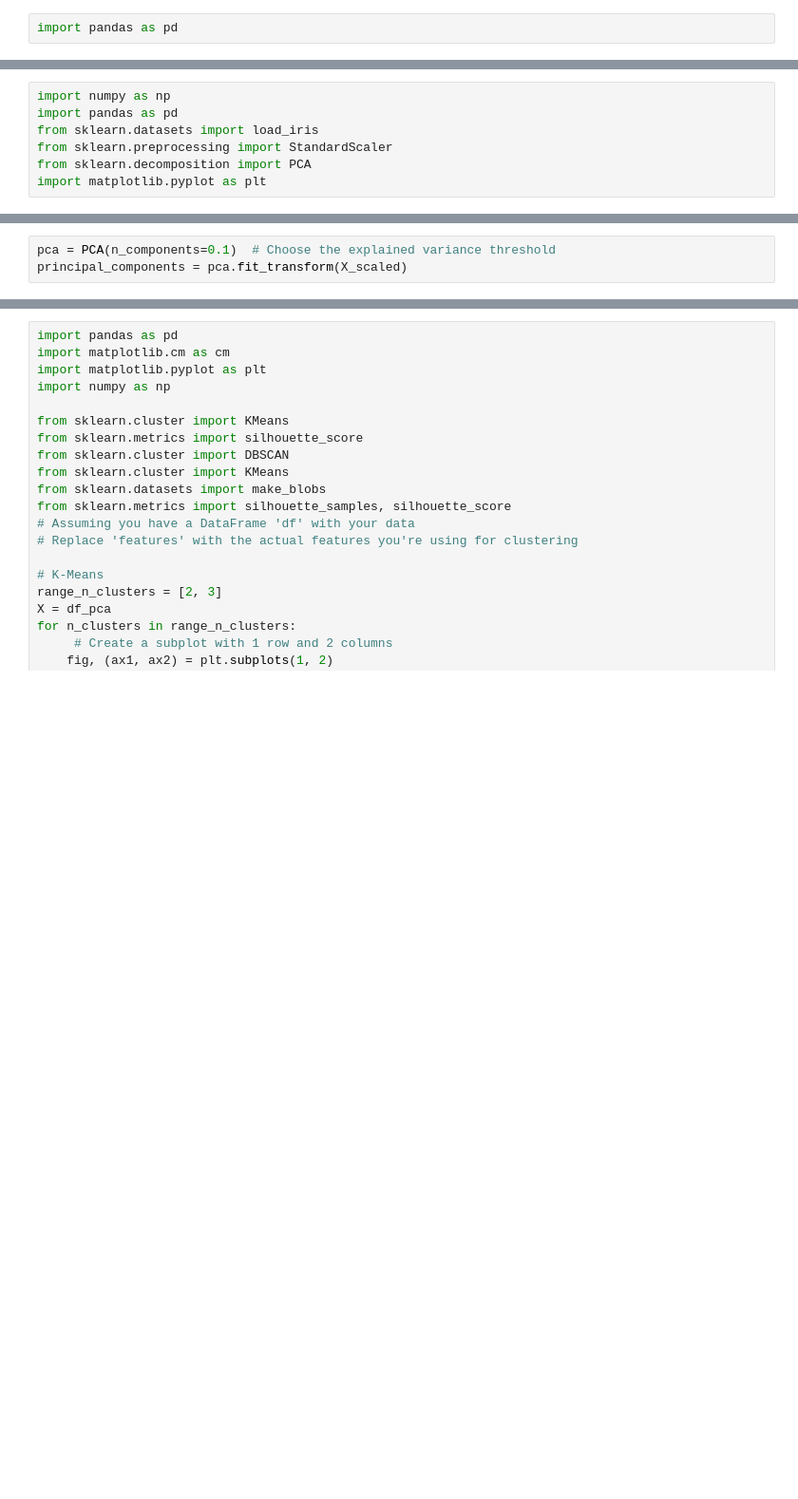
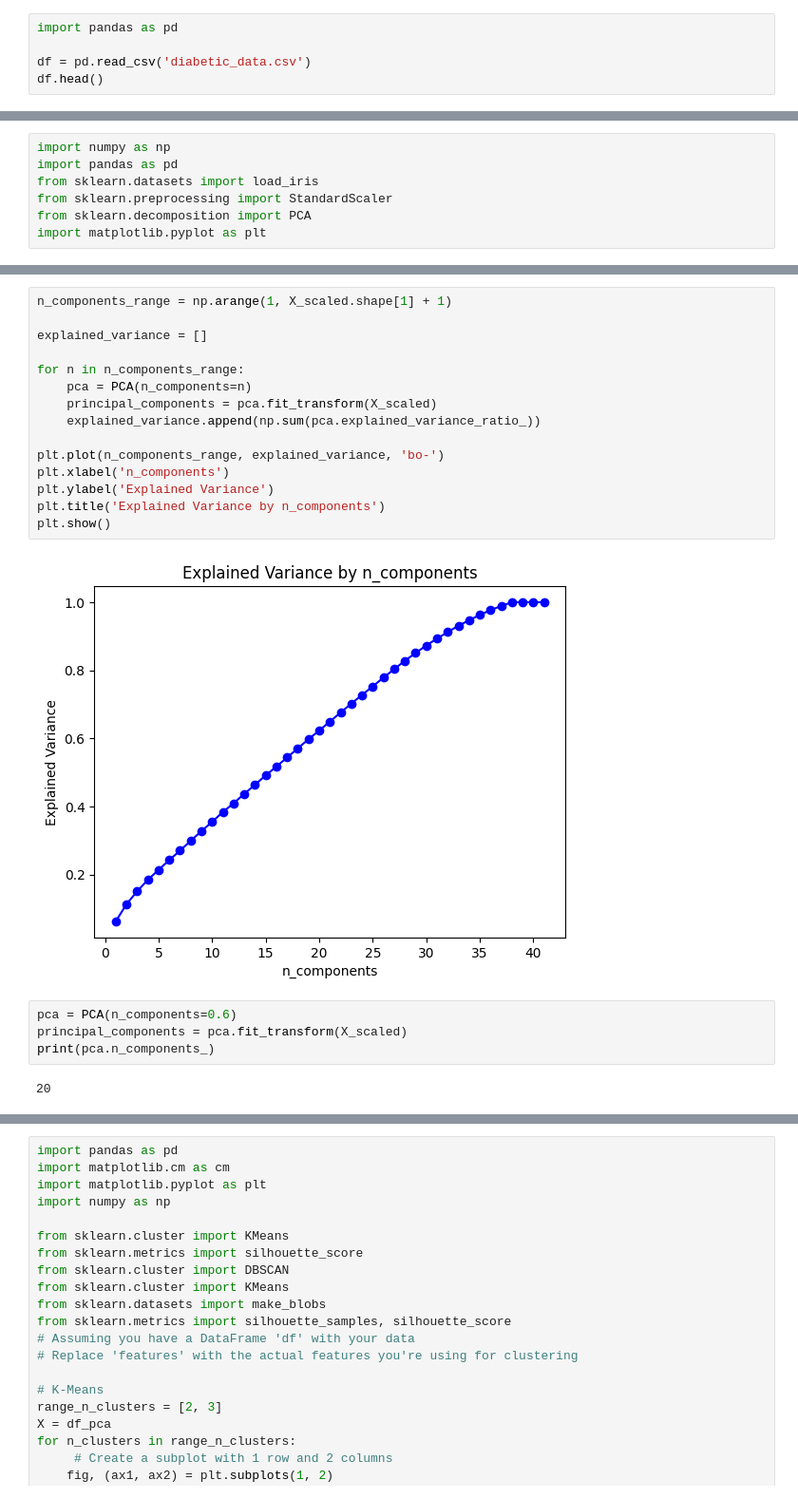
Before and after one commit to denezo/data-science-course, a Jupyter notebook: DS_CA6.ipynb, the cells around one changed output, grey strips where cells are left out. Shown at 95% size. Drawn from its saved outputs; the diff is of its cells as text; blank space fills up the shorter version.

```diff
--- a/DS_CA6.ipynb
+++ b/DS_CA6.ipynb
@@ -1,2 +3,5 @@
 # %%
 import pandas as pd
+
+df = pd.read_csv('diabetic_data.csv')
+df.head()
@@ -214,4 +212,24 @@ X_scaled.shape
+# %%
+n_components_range = np.arange(1, X_scaled.shape[1] + 1)
+
+explained_variance = []
+
+for n in n_components_range:
+    pca = PCA(n_components=n)
+    principal_components = pca.fit_transform(X_scaled)
+    explained_variance.append(np.sum(pca.explained_variance_ratio_))
+
+plt.plot(n_components_range, explained_variance, 'bo-')
+plt.xlabel('n_components')
+plt.ylabel('Explained Variance')
+plt.title('Explained Variance by n_components')
+plt.show()
+# %% [output]
+[figure, added]
 # %%
-pca = PCA(n_components=0.1)  # Choose the explained variance threshold
+pca = PCA(n_components=0.6)
 principal_components = pca.fit_transform(X_scaled)
+print(pca.n_components_)
+# %% [output]
+20
 # %%
```
Also changed, not shown: parts of 30 cells of this notebook.
